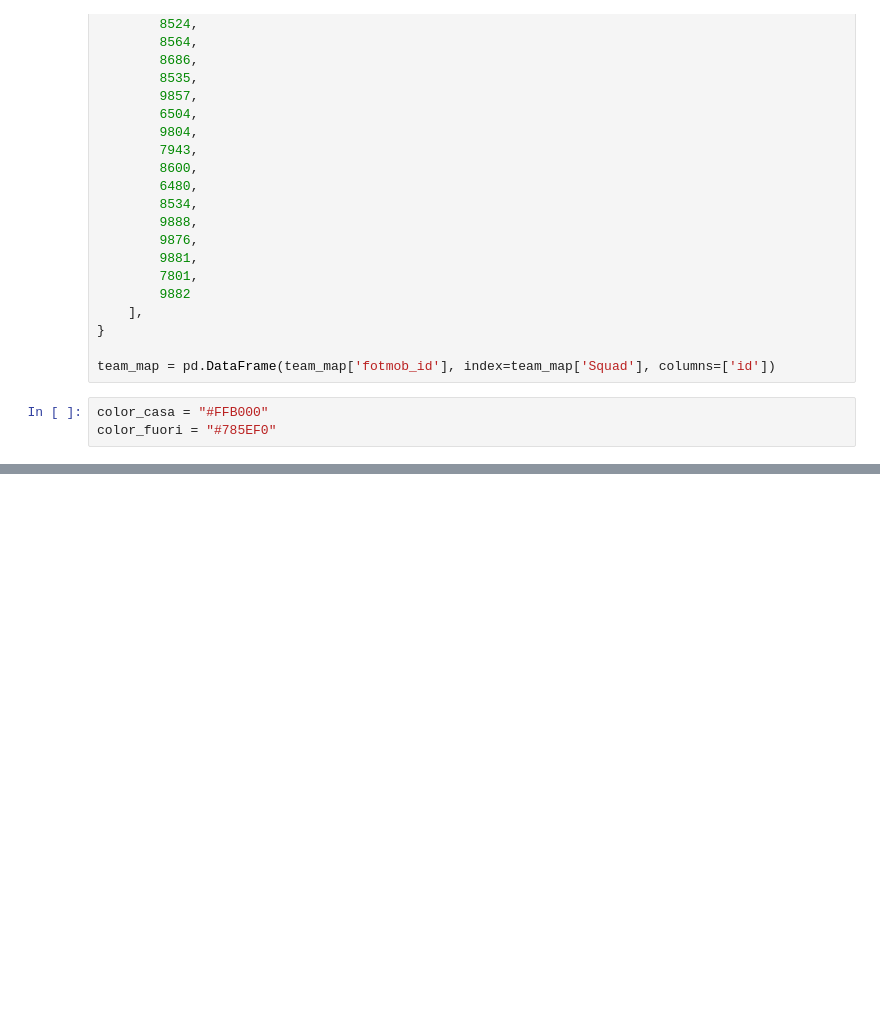
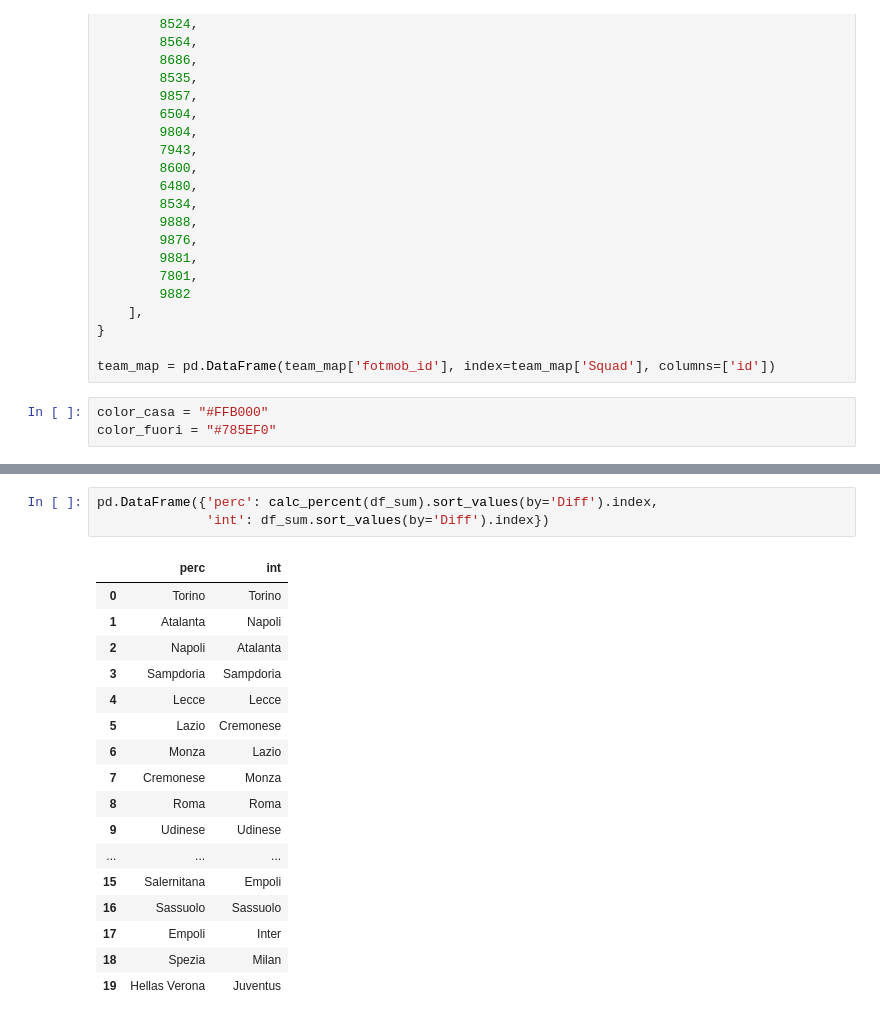
Before and after one commit to Weinsz/SciViz-SerieA-2022-23, a Jupyter notebook: Grafici/Rendimento_Casa-Fuori.ipynb, the cells around one changed output, grey strips where cells are left out. Drawn from its saved outputs; the diff is of its cells as text; blank space fills up the shorter version.

```diff
--- a/Grafici/Rendimento_Casa-Fuori.ipynb
+++ b/Grafici/Rendimento_Casa-Fuori.ipynb
@@ -400,0 +415,21 @@ plt.savefig(
+# %%
+pd.DataFrame({'perc': calc_percent(df_sum).sort_values(by='Diff').index,
+              'int': df_sum.sort_values(by='Diff').index})
+# %% [output]
+|  | perc | int |
+| 0 | Torino | Torino |
+| 1 | Atalanta | Napoli |
+| 2 | Napoli | Atalanta |
+| 3 | Sampdoria | Sampdoria |
+| 4 | Lecce | Lecce |
+| 5 | Lazio | Cremonese |
+| 6 | Monza | Lazio |
+| 7 | Cremonese | Monza |
+| 8 | Roma | Roma |
+| 9 | Udinese | Udinese |
+| ... | ... | ... |
+| 15 | Salernitana | Empoli |
+| 16 | Sassuolo | Sassuolo |
+| 17 | Empoli | Inter |
+| 18 | Spezia | Milan |
+| 19 | Hellas Verona | Juventus |
```
Also changed, not shown: parts of 5 cells of this notebook, 4 other files.
